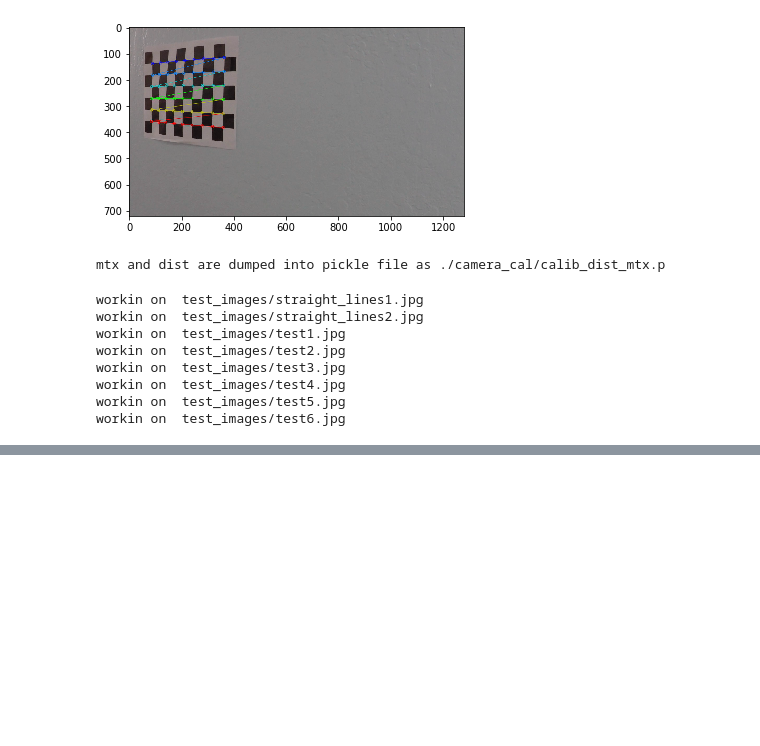
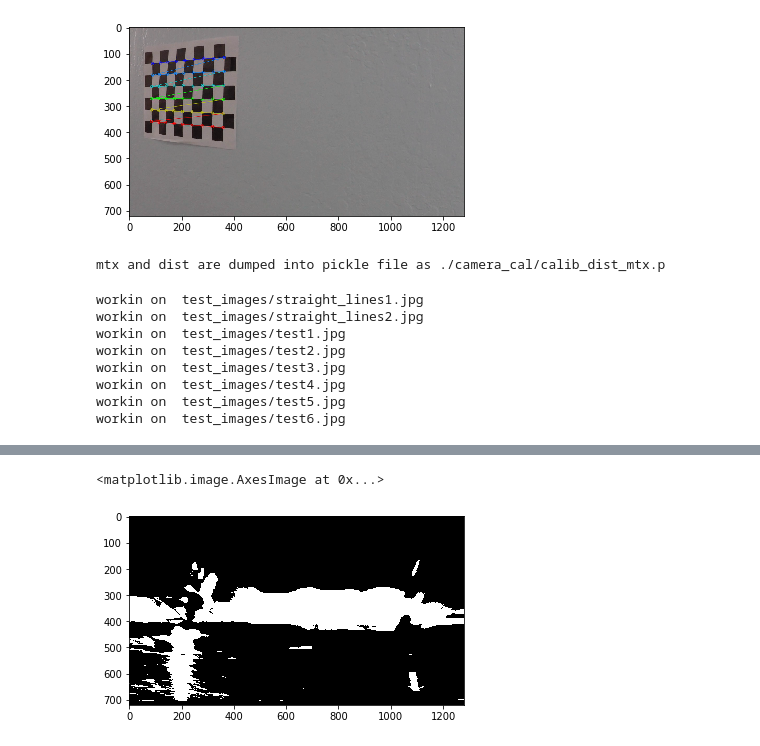
Before and after one commit to solix/CarND-Advanced-Lane-Lines, a Jupyter notebook: P4-sjahanshahi.ipynb, the cells around one changed output, grey strips where cells are left out. Cells and saved outputs as stored; diff of their text form; code cells hidden in the pictures; blank space fills up the shorter version.

```diff
--- a/P4-sjahanshahi.ipynb
+++ b/P4-sjahanshahi.ipynb
@@ -203,0 +333,17 @@ plt.imshow(output_sobel, cmap='gray')
+# %%
+#test undist and warp before feeding all images
+tst_img = cv2.imread('./test_images/test5.jpg')
+
+#undistort
+w = cal_undistort(tst_img,mtx,dist)
+#warp image bird-eye-view/top down
+warp_img ,M , minV = warp(w ,src,dst)
+
+unwarp_img = unwarp(warp_img,minV)
+
+binary = hls_select(warp_img)
+
+plt.imshow(binary, cmap='gray')
+# %% [output]
+<matplotlib.image.AxesImage at 0x...>
+[figure, added]
```
Also changed, not shown: parts of 12 cells of this notebook.
